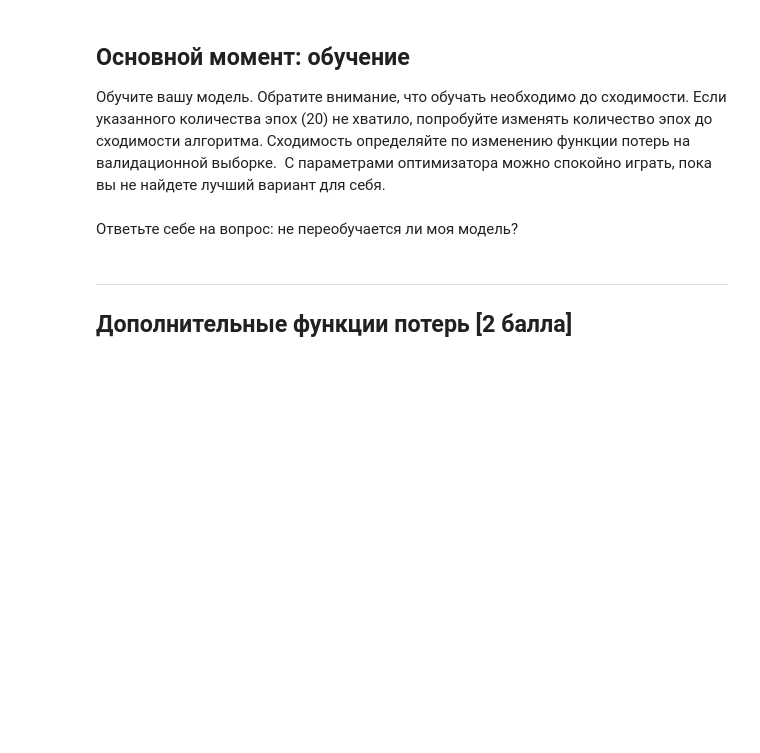
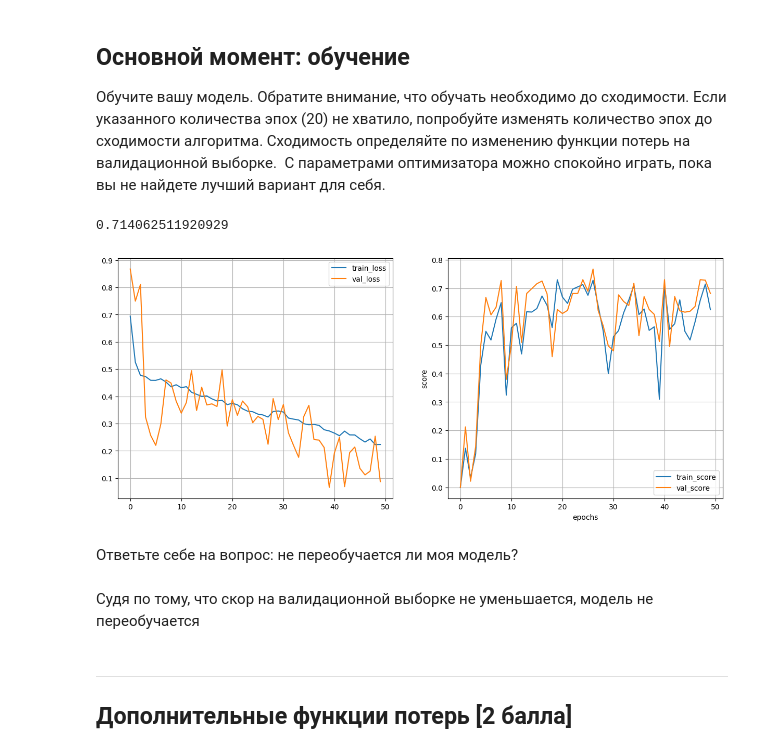
Before and after one commit to cehkop/Deep_learning_school_MIPT, a Jupyter notebook: homework/semantic_segmentation.ipynb, the cells around one changed output. Saved outputs shown, nothing was run; the diff lists cells and outputs as text; code cells hidden in the pictures; blank space fills up the shorter version.

```diff
--- a/homework/semantic_segmentation.ipynb
+++ b/homework/semantic_segmentation.ipynb
@@ -261,3 +341,7 @@ def bce_loss(y_real, y_pred):
+# %%
+def bce_loss(y_real, y_pred):
+    loss = y_pred - y_real*y_pred + (1 + torch.exp(-y_pred)).log()
+    return loss.mean()
 # %% [markdown]
 ## Тренировка [1 балл]
 
@@ -317,10 +414,12 @@ def predict(model, data):
     return np.array(Y_pred)
 # %%
-def score_model(model, metric, data):
+def score_model(model, metric, data, device):
     model.eval()  # testing mode
+    torch.cuda.empty_cache()
     scores = 0
     for X_batch, Y_label in data:
-        Y_pred = <TODO>
+        Y_pred = model(X_batch.to(device))
+        Y_pred = torch.ones_like(Y_pred) * (Y_pred > 0.1)
         scores += metric(Y_pred, Y_label.to(device)).mean().item()
 
     return scores/len(data)
@@ -334,11 +431,42 @@ model = SegNet().to(device)
-# %%
-max_epochs = 20
-optim
-train(model, optim, bce_loss, max_epochs, data_tr, data_val)
+# %%
+# clear cuda cache
+torch.cuda.empty_cache()
+# print(torch.cuda.memory_summary())
+
+# DEVICE = 'cpu'
+model_bce = SegNet().to(DEVICE)
+
+max_epochs = 50
+optimizer = torch.optim.AdamW(model_bce.parameters(), lr=0.00100, weight_decay=0.05)
+history_bce = train(model_bce, optimizer, bce_loss, max_epochs, score_model, data_tr, data_val)
 # %%
-score_model(model, iou_pytorch, data_val)
+score_model(model_bce, iou_pytorch, data_val, DEVICE)
+# %% [output]
+0.714062511920929
+# %%
+def plot_results(history):
+    fig, axes = plt.subplots(1, 2, figsize=(15, 6
+                                            ))
+    axes[0].plot(history[0], label="train_loss")
+    axes[0].plot(history[1], label="val_loss")
+    axes[0].grid()
+    axes[0].legend()
+
+    axes[1].plot(history[2], label="train_score")
+    axes[1].plot(history[3], label="val_score")
+    axes[1].grid()
+    axes[1].legend()
+    plt.xlabel("epochs")
+    plt.ylabel("score")
+    plt.show()
+
+plot_results(history_bce)
+# %% [output]
+[figure, added]
 # %% [markdown]
 Ответьте себе на вопрос: не переобучается ли моя модель?
+# %% [markdown]
+Судя по тому, что скор на валидационной выборке не уменьшается, модель не переобучается
 # %% [markdown]
 -----------------------------------------------------------------------------------------
 
```
Also changed, not shown: parts of 67 cells of this notebook.
